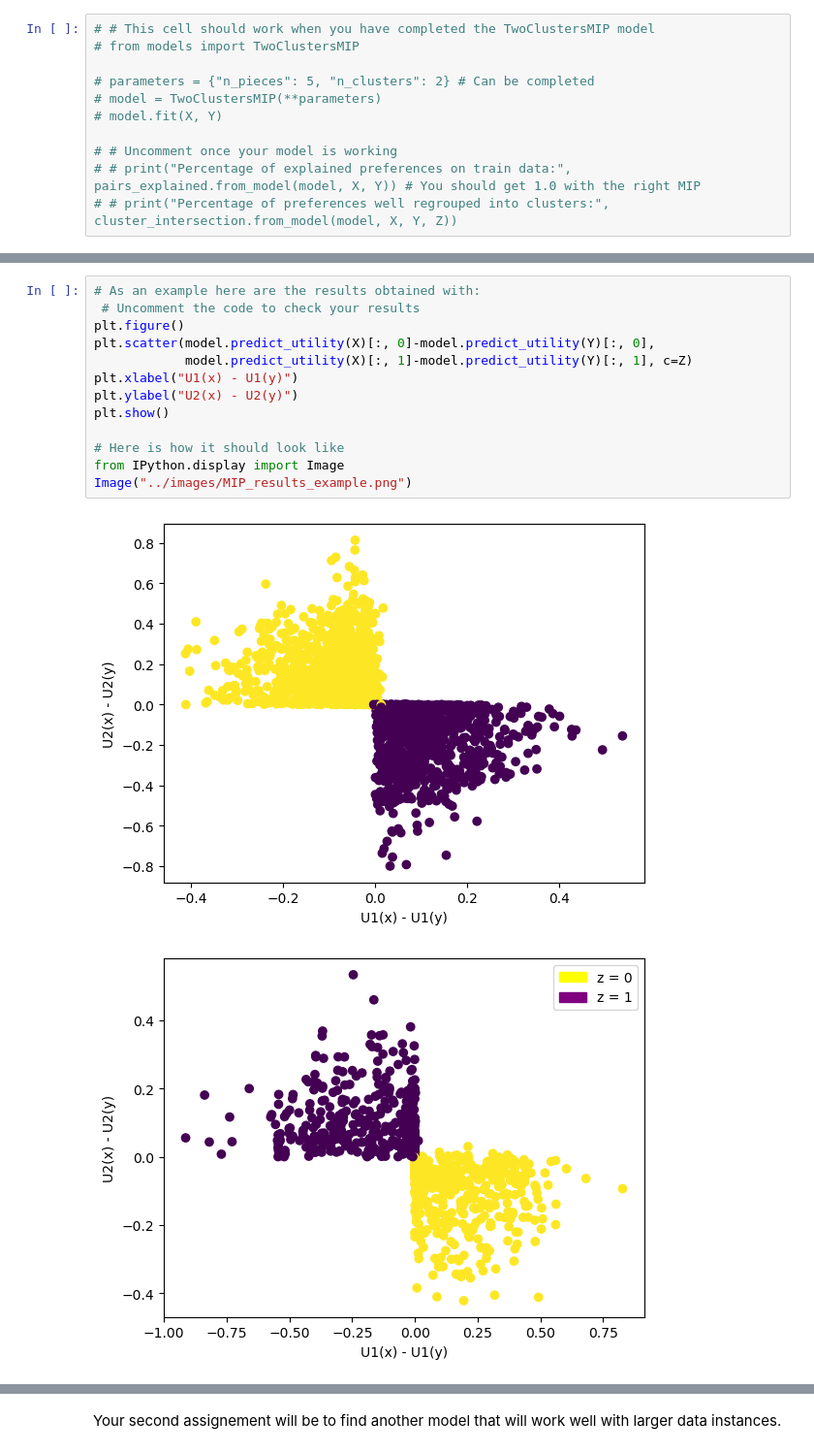
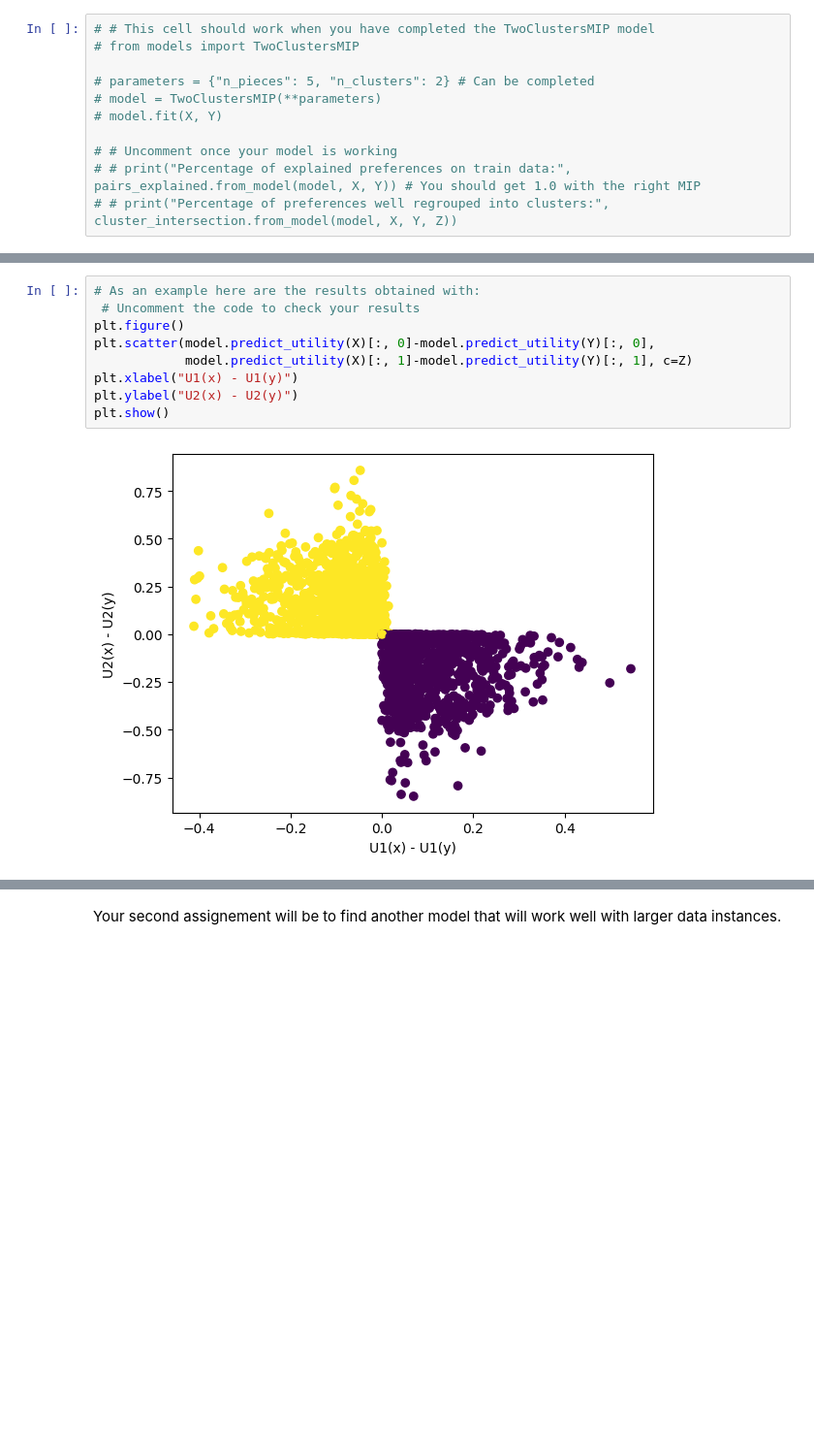
Before and after one commit to abdelillah-bourchad/cs-sdp-2023-24, a Jupyter notebook: notebooks/example.ipynb, the cells around one changed output, grey strips where cells are left out. Shown at 97% size. Cells and saved outputs as stored; diff of their text form; blank space fills up the shorter version.

```diff
--- a/notebooks/example.ipynb
+++ b/notebooks/example.ipynb
@@ -157,16 +166,11 @@ array([[0.97619725, 0.97585922],
 # %%
 # As an example here are the results obtained with:
  # Uncomment the code to check your results
 plt.figure()
 plt.scatter(model.predict_utility(X)[:, 0]-model.predict_utility(Y)[:, 0],
             model.predict_utility(X)[:, 1]-model.predict_utility(Y)[:, 1], c=Z)
 plt.xlabel("U1(x) - U1(y)")
 plt.ylabel("U2(x) - U2(y)")
 plt.show()
-
-# Here is how it should look like
-from IPython.display import Image
-Image("../images/MIP_results_example.png")
 # %% [output]
-[figure, old version]
+[figure, new version]
-[figure, removed]
```
Also changed, not shown: parts of 8 cells of this notebook.
